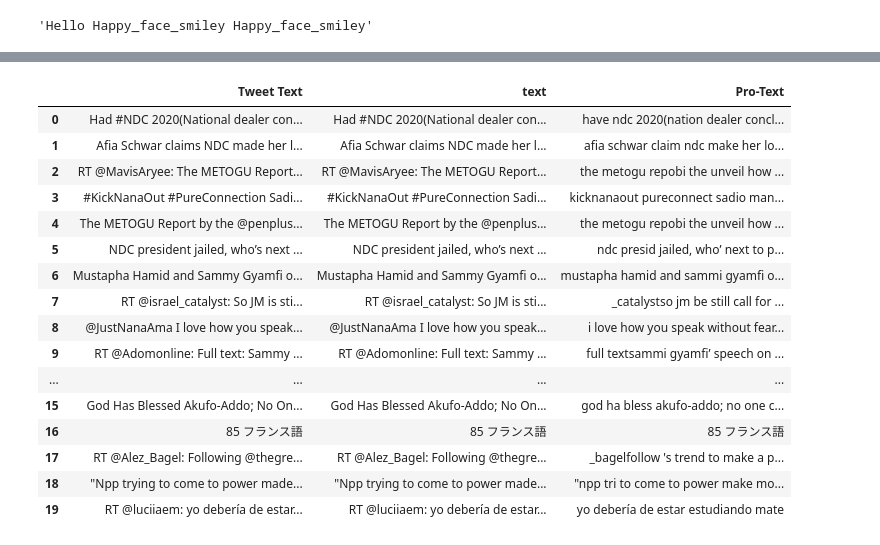
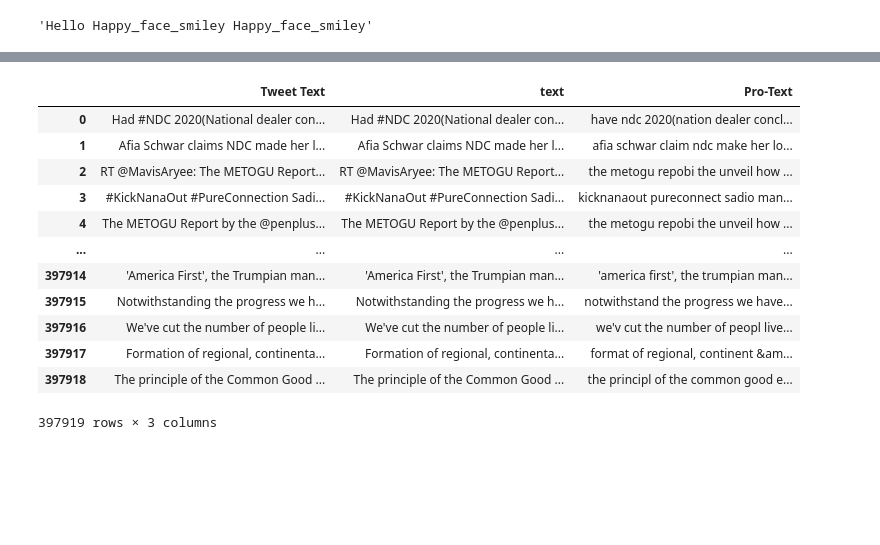
Before and after one commit to musahibrahimali/Elections, a Jupyter notebook: data/analysis.ipynb, the cells around one changed output, grey strips where cells are left out. Cells and saved outputs as stored; diff of their text form; code cells hidden in the pictures; blank space fills up the shorter version.

```diff
--- a/data/analysis.ipynb
+++ b/data/analysis.ipynb
@@ -2716,16 +2716,18 @@ UNICODE_EMO = {v: k for k, v in EMO_UNICODE.items()}
 # %%
 # # # remove urls
-def remove_urls(text):
+def remove_urls(txt):
     url_pattern = re.compile(r'https?://\S+|www\.\S+')
-    return url_pattern.sub(r'', text)
+    return url_pattern.sub(r'', txt)
 
 # # # create a function to clean all the text of the tweets
-def clean_text(text):
-    text = re.sub(r'@[A-Za-z0-9]+', '', text)  # remove the @ delimiter
-    text = re.sub(r'#', '', text)  # remove all hash tags
-    text = re.sub(r'rt[\s]+', '', text)  # remove the text RT for re-tweets
-    text = re.sub(r':[\s]+', '', text)  # remove the text : (colons)
-    text = re.sub(r'https?:\/\/\S+', '', text)  # remove all urls
+def clean_text(txt):
+    txt = re.sub(r'@[A-Za-z0-9]+', '', txt)  # remove the @ delimiter
+    txt = re.sub(r'#', '', txt)  # remove all hash tags
+    txt = re.sub(r'//', '', txt)  # remove all hash forward slashes
+    txt = re.sub(r'\\', '', txt)  # remove all hash backward slashes
+    txt = re.sub(r'rt[\s]+', '', txt)  # remove the text RT for re-tweets
+    txt = re.sub(r':[\s]+', '', txt)  # remove the text : (colons)
+    txt = re.sub(r'https?:\S+', '', txt)  # remove all urls
 
-    return text  # return the clean data
+    return txt  # return the clean data
 # %%
@@ -2797,22 +2846,17 @@ df
 # %%
-df['Pro-Text'] = df['Pro-Text'].apply(stem_words)
 df["Pro-Text"] = df["Pro-Text"].apply(lambda txt: lemmatize_words(txt))
-df.head(20)
+df
 # %% [output]
 |  | Tweet Text | text | Pro-Text |
 | 0 | Had #NDC 2020(National dealer con... | Had #NDC 2020(National dealer con... | have ndc 2020(nation dealer concl... |
 | 1 | Afia Schwar claims NDC made her l... | Afia Schwar claims NDC made her l... | afia schwar claim ndc make her lo... |
 | 2 | RT @MavisAryee: The METOGU Report... | RT @MavisAryee: The METOGU Report... | the metogu repobi the unveil how ... |
 | 3 | #KickNanaOut #PureConnection Sadi... | #KickNanaOut #PureConnection Sadi... | kicknanaout pureconnect sadio man... |
 | 4 | The METOGU Report by the @penplus... | The METOGU Report by the @penplus... | the metogu repobi the unveil how ... |
-| 5 | NDC president jailed, who’s next ... | NDC president jailed, who’s next ... | ndc presid jailed, who’ next to p... |
-| 6 | Mustapha Hamid and Sammy Gyamfi o... | Mustapha Hamid and Sammy Gyamfi o... | mustapha hamid and sammi gyamfi o... |
-| 7 | RT @israel_catalyst: So JM is sti... | RT @israel_catalyst: So JM is sti... | _catalystso jm be still call for ... |
-| 8 | @JustNanaAma I love how you speak... | @JustNanaAma I love how you speak... | i love how you speak without fear... |
-| 9 | RT @Adomonline: Full text: Sammy ... | RT @Adomonline: Full text: Sammy ... | full textsammi gyamfi’ speech on ... |
 | ... | ... | ... | ... |
-| 15 | God Has Blessed Akufo-Addo; No On... | God Has Blessed Akufo-Addo; No On... | god ha bless akufo-addo; no one c... |
-| 16 | 85 フランス語 | 85 フランス語 | 85 フランス語 |
-| 17 | RT @Alez_Bagel: Following @thegre... | RT @Alez_Bagel: Following @thegre... | _bagelfollow 's trend to make a p... |
-| 18 | "Npp trying to come to power made... | "Npp trying to come to power made... | "npp tri to come to power make mo... |
-| 19 | RT @luciiaem: yo debería de estar... | RT @luciiaem: yo debería de estar... | yo debería de estar estudiando mate |
+| 397914 | 'America First', the Trumpian man... | 'America First', the Trumpian man... | 'america first', the trumpian man... |
+| 397915 | Notwithstanding the progress we h... | Notwithstanding the progress we h... | notwithstand the progress we have... |
+| 397916 | We've cut the number of people li... | We've cut the number of people li... | we'v cut the number of peopl live... |
+| 397917 | Formation of regional, continenta... | Formation of regional, continenta... | format of regional, continent &am... |
+| 397918 | The principle of the Common Good ... | The principle of the Common Good ... | the principl of the common good e... |
+397919 rows × 3 columns
```
Also changed, not shown: parts of 25 cells of this notebook, 3 other files.
